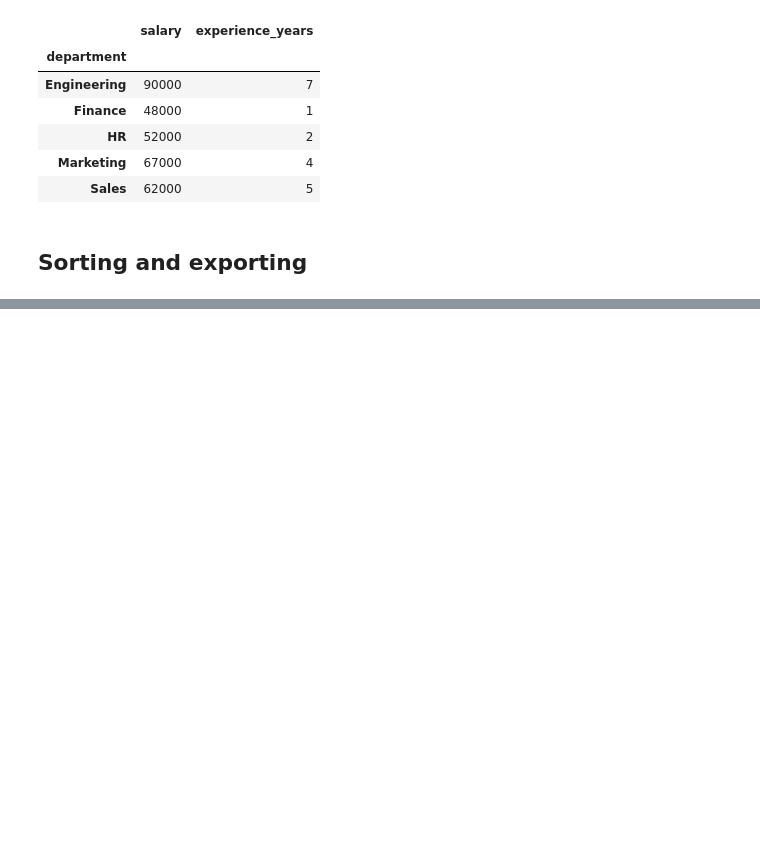
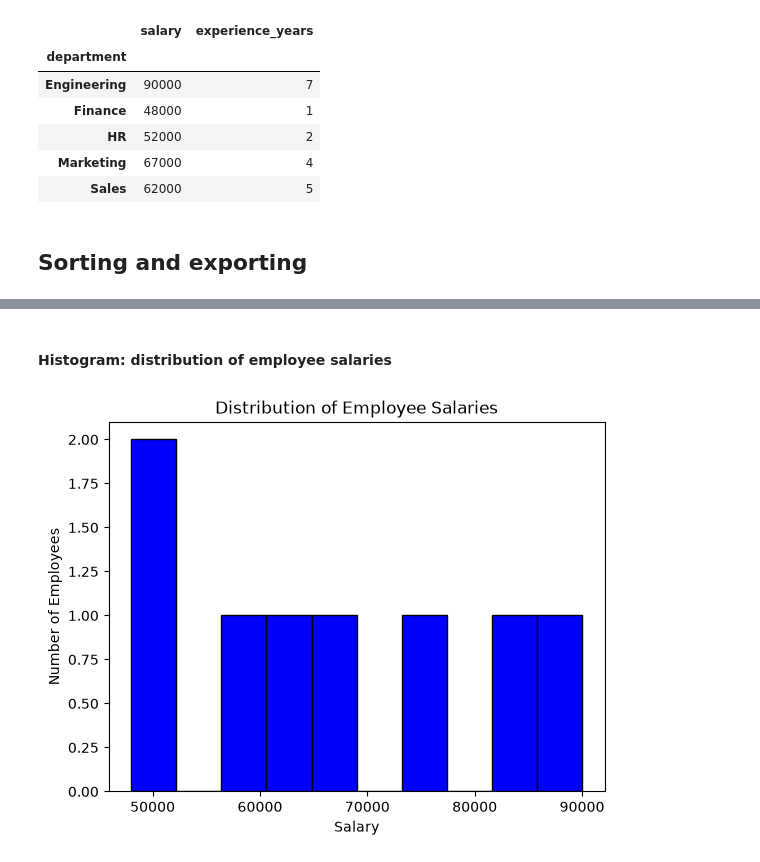
Before and after one commit to uniksrj/ai-engineer-journey, a Jupyter notebook: week-01/pandas_basics.ipynb, the cells around one changed output, grey strips where cells are left out. Drawn from its saved outputs; the diff is of its cells as text; code cells hidden in the pictures; blank space fills up the shorter version.

```diff
--- a/week-01/pandas_basics.ipynb
+++ b/week-01/pandas_basics.ipynb
@@ -254,0 +278,18 @@ new_data.to_csv("employees_cleaned.csv", index=False)
+# %% [markdown]
+#### Histogram: distribution of employee salaries
+# %%
+import matplotlib.pyplot as plt
+import pandas as pd
+import numpy as np
+
+
+df = pd.read_csv("employe.csv")
+
+plt.hist(df['salary'], bins=10, color="blue", edgecolor="black")
+plt.title("Distribution of Employee Salaries")
+plt.xlabel("Salary")
+plt.ylabel("Number of Employees")
+# plt.show()
+plt.savefig("output/distribution _salary_employee .png")
+# %% [output]
+[figure, added]
```
Also changed, not shown: parts of 3 cells of this notebook.
